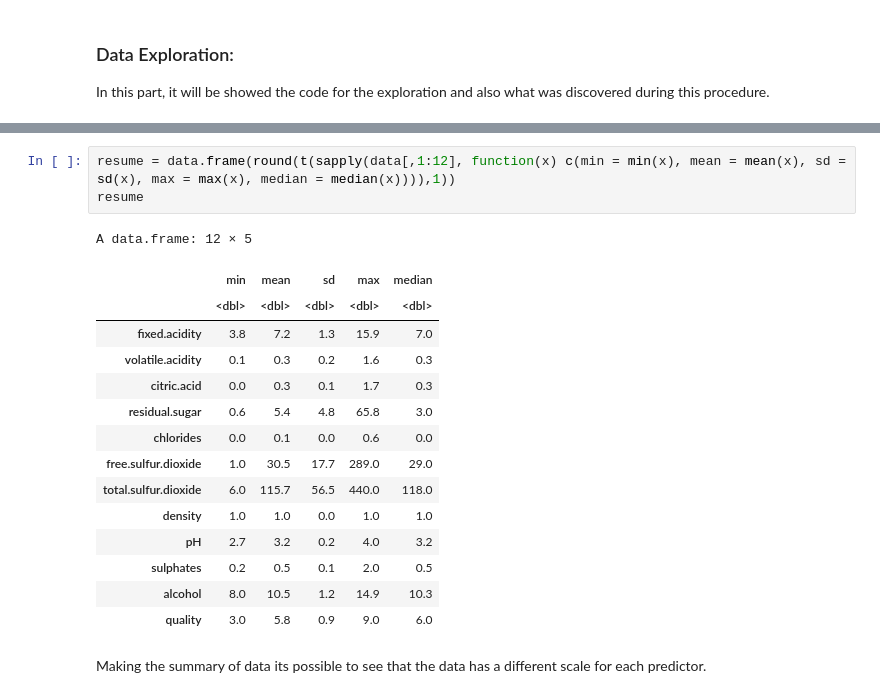
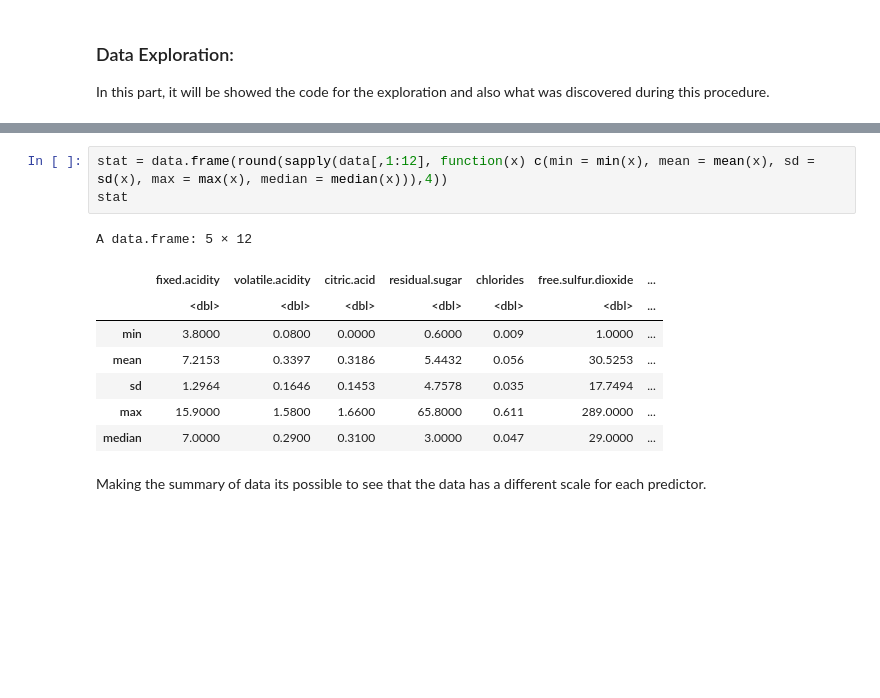
Before and after one commit to andredantas03/Wine_quality_analysis, a Jupyter notebook: analysisR.ipynb, the cells around one changed output, grey strips where cells are left out. Cells and saved outputs as stored; diff of their text form; blank space fills up the shorter version.

Commit message:
Data Cleaned

```diff
--- a/analysisR.ipynb
+++ b/analysisR.ipynb
@@ -47,22 +54,15 @@ Os seguintes objetos são mascarados por 'package:base':
 # %%
-resume = data.frame(round(t(sapply(data[,1:12], function(x) c(min = min(x), mean = mean(x), sd = sd(x), max = max(x), median = median(x)))),1))
-resume
+stat = data.frame(round(sapply(data[,1:12], function(x) c(min = min(x), mean = mean(x), sd = sd(x), max = max(x), median = median(x))),4))
+stat
 # %% [output]
-A data.frame: 12 × 5
+A data.frame: 5 × 12
-|  | min | mean | sd | max | median |
-|  | <dbl> | <dbl> | <dbl> | <dbl> | <dbl> |
-| fixed.acidity | 3.8 | 7.2 | 1.3 | 15.9 | 7.0 |
-| volatile.acidity | 0.1 | 0.3 | 0.2 | 1.6 | 0.3 |
-| citric.acid | 0.0 | 0.3 | 0.1 | 1.7 | 0.3 |
-| residual.sugar | 0.6 | 5.4 | 4.8 | 65.8 | 3.0 |
-| chlorides | 0.0 | 0.1 | 0.0 | 0.6 | 0.0 |
-| free.sulfur.dioxide | 1.0 | 30.5 | 17.7 | 289.0 | 29.0 |
-| total.sulfur.dioxide | 6.0 | 115.7 | 56.5 | 440.0 | 118.0 |
-| density | 1.0 | 1.0 | 0.0 | 1.0 | 1.0 |
-| pH | 2.7 | 3.2 | 0.2 | 4.0 | 3.2 |
-| sulphates | 0.2 | 0.5 | 0.1 | 2.0 | 0.5 |
-| alcohol | 8.0 | 10.5 | 1.2 | 14.9 | 10.3 |
-| quality | 3.0 | 5.8 | 0.9 | 9.0 | 6.0 |
+|  | fixed.acidity | volatile.acidity | citric.acid | residual.sugar | chlorides | free.sulfur.dioxide | ... |
+|  | <dbl> | <dbl> | <dbl> | <dbl> | <dbl> | <dbl> | ... |
+| min | 3.8000 | 0.0800 | 0.0000 | 0.6000 | 0.009 | 1.0000 | ... |
+| mean | 7.2153 | 0.3397 | 0.3186 | 5.4432 | 0.056 | 30.5253 | ... |
+| sd | 1.2964 | 0.1646 | 0.1453 | 4.7578 | 0.035 | 17.7494 | ... |
+| max | 15.9000 | 1.5800 | 1.6600 | 65.8000 | 0.611 | 289.0000 | ... |
+| median | 7.0000 | 0.2900 | 0.3100 | 3.0000 | 0.047 | 29.0000 | ... |
 # %% [markdown]
 Making the summary of data its possible to see that the data has a different scale for each predictor.
 # %% [markdown]
```
Also changed, not shown: parts of 8 cells of this notebook.
